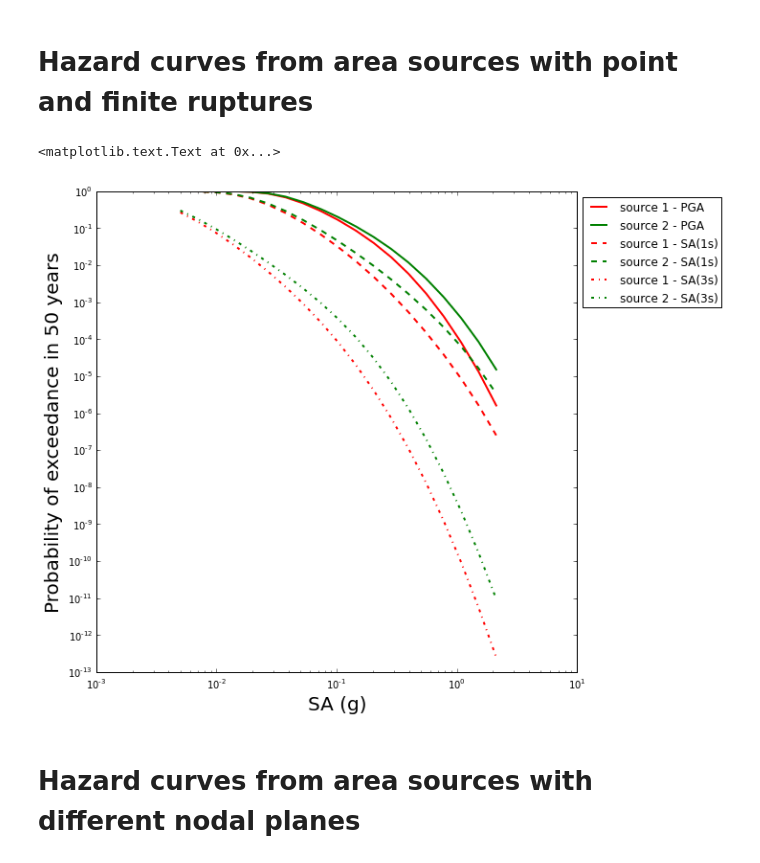
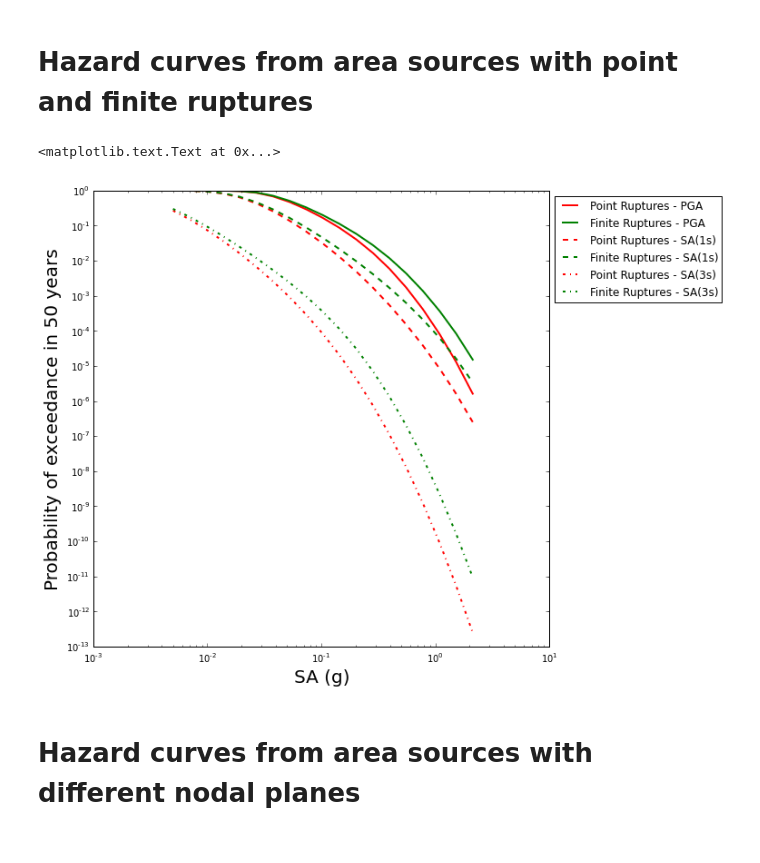
Before and after one commit to GEMScienceTools/notebooks, a Jupyter notebook: hazardlib/HazardCurves.ipynb, the cells around one changed output. Cells and saved outputs as stored; diff of their text form; code cells hidden in the pictures.

Commit message:
small change in hazard curves notebook

```diff
--- a/hazardlib/HazardCurves.ipynb
+++ b/hazardlib/HazardCurves.ipynb
@@ -115,18 +115,18 @@ curves2 = hazard_curves(
 )
 # %%
 fig = pyplot.figure(figsize=(9, 9))
-pyplot.loglog(imls, curves1[PGA()][0], '-r', linewidth=2, label='source 1 - PGA')
-pyplot.loglog(imls, curves2[PGA()][0], '-g', linewidth=2, label='source 2 - PGA')
-pyplot.loglog(imls, curves1[SA(period=1, damping=5)][0], '--r', linewidth=2, label='source 1 - SA(1s)')
-pyplot.loglog(imls, curves2[SA(period=1, damping=5)][0], '--g', linewidth=2, label='source 2 - SA(1s)')
-pyplot.loglog(imls, curves1[SA(period=3, damping=5)][0], '-.r', linewidth=2, label='source 1 - SA(3s)')
-pyplot.loglog(imls, curves2[SA(period=3, damping=5)][0], '-.g', linewidth=2, label='source 2 - SA(3s)')
+pyplot.loglog(imls, curves1[PGA()][0], '-r', linewidth=2, label='Point Ruptures - PGA')
+pyplot.loglog(imls, curves2[PGA()][0], '-g', linewidth=2, label='Finite Ruptures - PGA')
+pyplot.loglog(imls, curves1[SA(period=1, damping=5)][0], '--r', linewidth=2, label='Point Ruptures - SA(1s)')
+pyplot.loglog(imls, curves2[SA(period=1, damping=5)][0], '--g', linewidth=2, label='Finite Ruptures - SA(1s)')
+pyplot.loglog(imls, curves1[SA(period=3, damping=5)][0], '-.r', linewidth=2, label='Point Ruptures - SA(3s)')
+pyplot.loglog(imls, curves2[SA(period=3, damping=5)][0], '-.g', linewidth=2, label='Finite Ruptures - SA(3s)')
 pyplot.legend(loc="upper left", bbox_to_anchor=(1,1))
 pyplot.xlabel('SA (g)', fontsize=20)
 pyplot.ylabel('Probability of exceedance in 50 years', fontsize=20)
 # %% [output]
 <matplotlib.text.Text at 0x...>
-[figure, old version]
+[figure, new version]
 # %% [markdown]
 # Hazard curves from area sources with different nodal planes
 # %%
```
Also changed, not shown: parts of 1 cell of this notebook.
